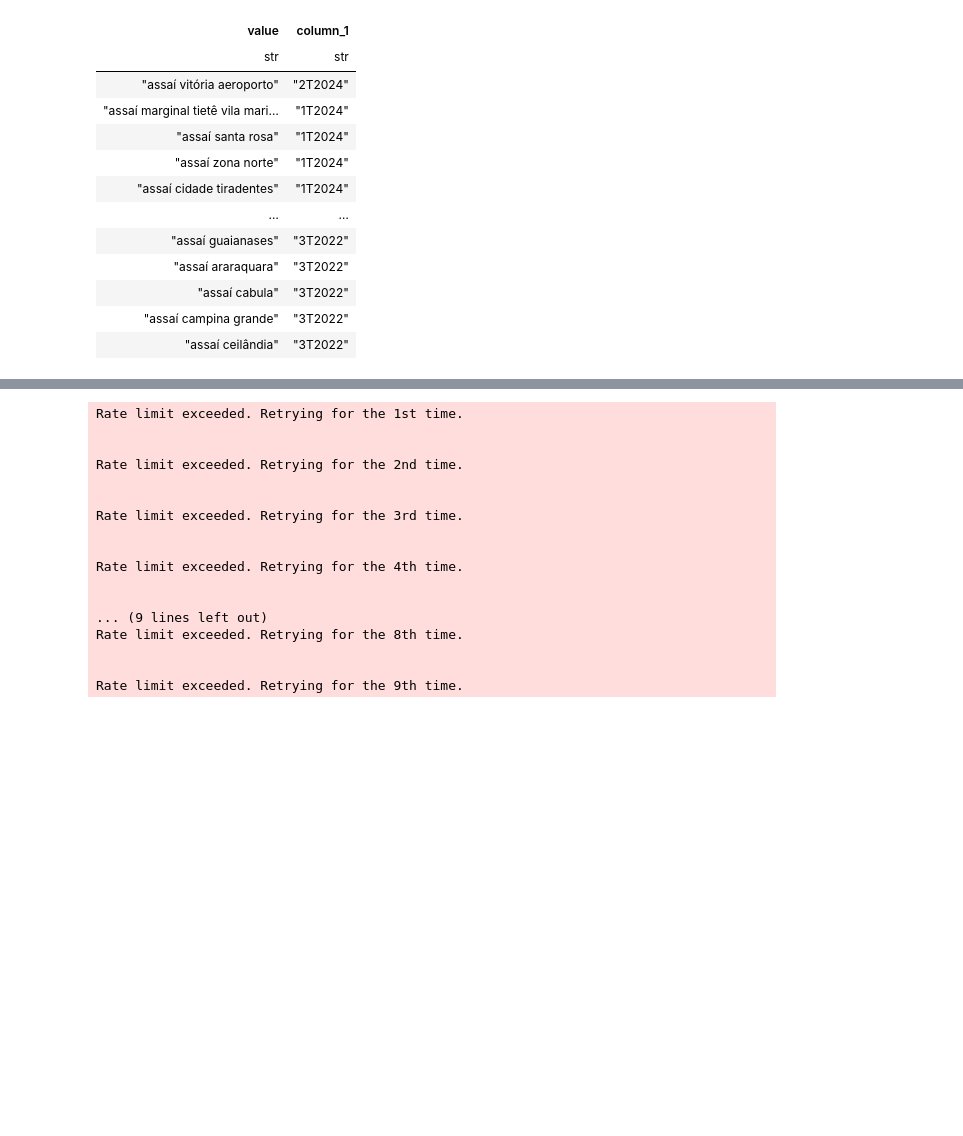
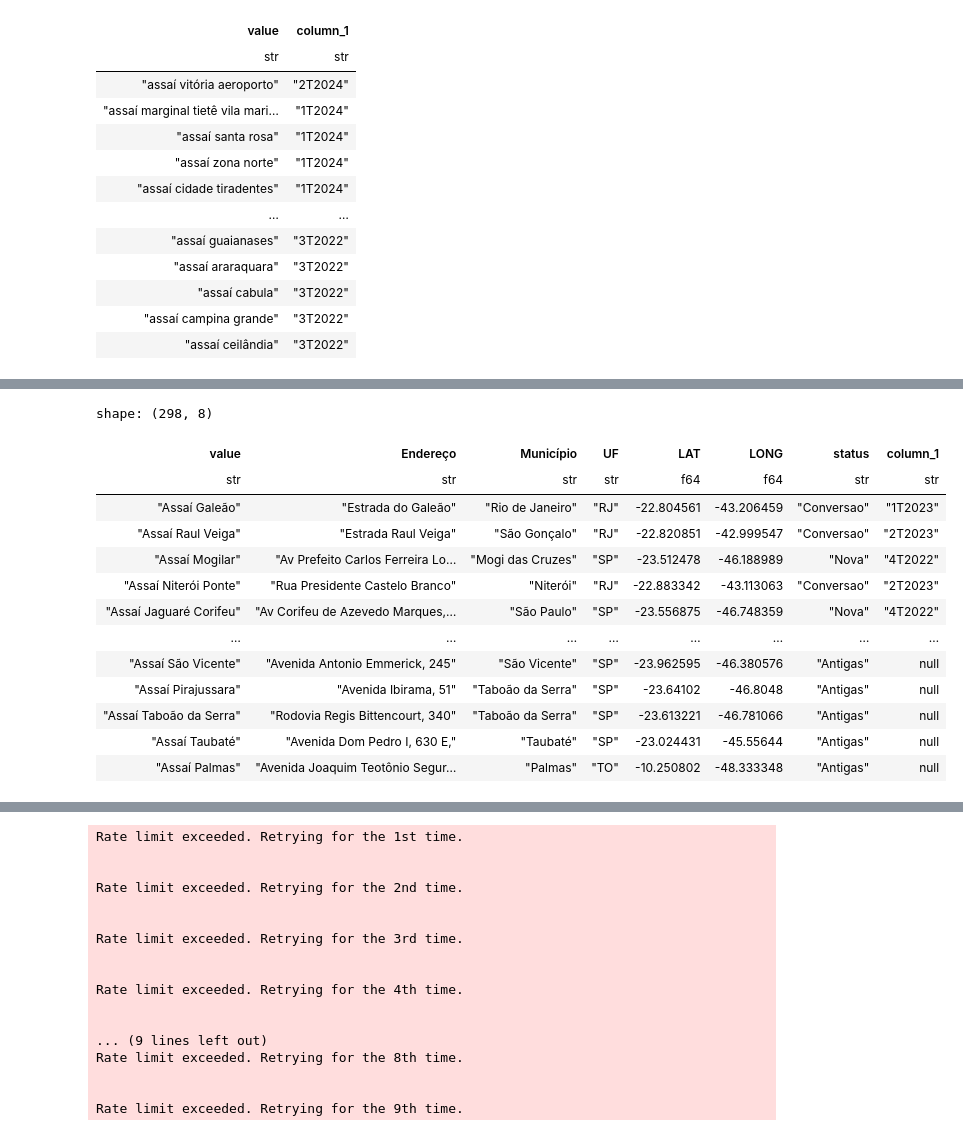
Before and after one commit to vhenequim/assai_geo_analysis, a Jupyter notebook: data/assai_lojas.ipynb, the cells around one changed output, grey strips where cells are left out. Drawn from its saved outputs; the diff is of its cells as text; code cells hidden in the pictures; blank space fills up the shorter version.

```diff
--- a/data/assai_lojas.ipynb
+++ b/data/assai_lojas.ipynb
@@ -160,5 +160,20 @@ shape: (298, 8)
 # df.write_excel(r"lojasAssai.xlsx", worksheet='lojasSite')
 # df_diff.write_excel(r"lojasAssaiDiff.xlsx", worksheet='lojasSite')
 # %%
-# df_diff = pl.read_excel(r"lojasAssaiDiff_routetest.xlsx")
-# df_diff
+df_diff = pl.read_excel(r"lojasAssaiDiff_routetest.xlsx")
+df_diff
+# %% [output]
+shape: (298, 8)
+| value | Endereço | Município | UF | LAT | LONG | status | column_1 |
+| str | str | str | str | f64 | f64 | str | str |
+| "Assaí Galeão" | "Estrada do Galeão" | "Rio de Janeiro" | "RJ" | -22.804561 | -43.206459 | "Conversao" | "1T2023" |
+| "Assaí Raul Veiga" | "Estrada Raul Veiga" | "São Gonçalo" | "RJ" | -22.820851 | -42.999547 | "Conversao" | "2T2023" |
+| "Assaí Mogilar" | "Av Prefeito Carlos Ferreira Lo… | "Mogi das Cruzes" | "SP" | -23.512478 | -46.188989 | "Nova" | "4T2022" |
+| "Assaí Niterói Ponte" | "Rua Presidente Castelo Branco" | "Niterói" | "RJ" | -22.883342 | -43.113063 | "Conversao" | "2T2023" |
+| "Assaí Jaguaré Corifeu" | "Av Corifeu de Azevedo Marques,… | "São Paulo" | "SP" | -23.556875 | -46.748359 | "Nova" | "4T2022" |
+| … | … | … | … | … | … | … | … |
+| "Assaí São Vicente" | "Avenida Antonio Emmerick, 245" | "São Vicente" | "SP" | -23.962595 | -46.380576 | "Antigas" | null |
+| "Assaí Pirajussara" | "Avenida Ibirama, 51" | "Taboão da Serra" | "SP" | -23.64102 | -46.8048 | "Antigas" | null |
+| "Assaí Taboão da Serra" | "Rodovia Regis Bittencourt, 340" | "Taboão da Serra" | "SP" | -23.613221 | -46.781066 | "Antigas" | null |
+| "Assaí Taubaté" | "Avenida Dom Pedro I, 630 E," | "Taubaté" | "SP" | -23.024431 | -45.55644 | "Antigas" | null |
+| "Assaí Palmas" | "Avenida Joaquim Teotônio Segur… | "Palmas" | "TO" | -10.250802 | -48.333348 | "Antigas" | null |
```
Also changed, not shown: parts of 2 cells of this notebook.
